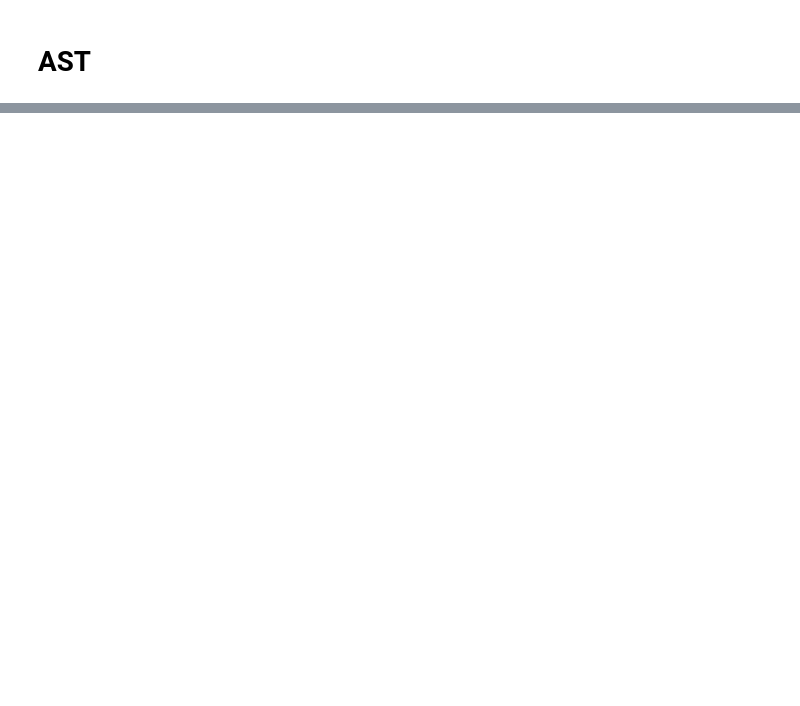
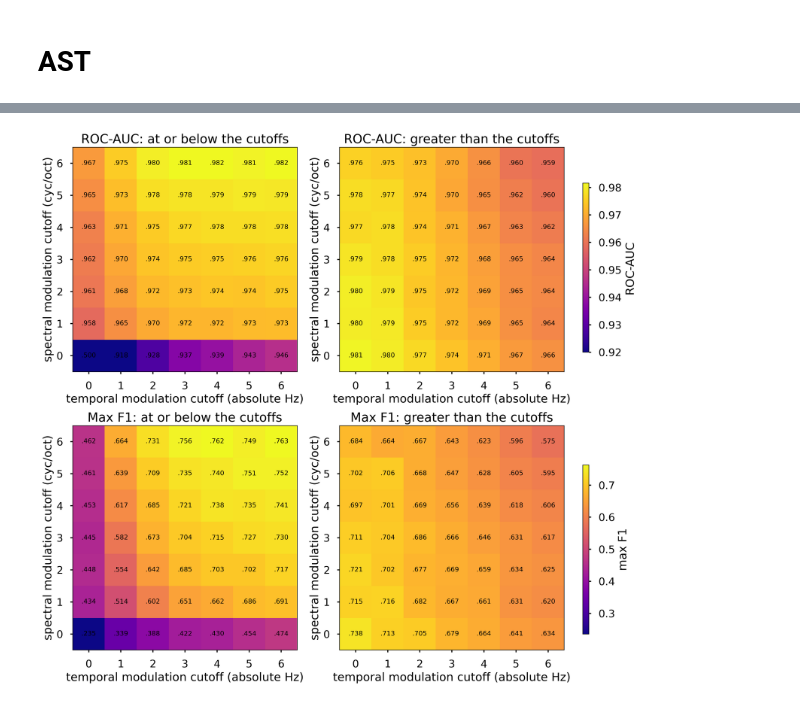
Before and after one commit to curlsloth/MusicSpeech-STM, a Jupyter notebook: STM12_evaluate_model.ipynb, the cells around one changed output, grey strips where cells are left out. Cells and saved outputs as stored; diff of their text form; code cells hidden in the pictures; blank space fills up the shorter version.

Commit message:
rerun the model evaluation with PCA. replace STM12 .py with a notebook

```diff
--- a/STM12_evaluate_model.ipynb
+++ b/STM12_evaluate_model.ipynb
@@ -537,0 +461,86 @@ df_AST_eval.to_csv("model/MLP_summary_AST_"+time_stamp+".csv", index=False)
+# %%
+df = pd.read_csv("model/MLP_STM_ablation_20250120.csv")
+table_low_ROCAUC = pd.pivot_table(df[df['highlow']=='low'], values='ROC-AUC', index=['xcutoff'],  columns=['ycutoff'])
+table_high_ROCAUC = pd.pivot_table(df[df['highlow']=='high'], values='ROC-AUC', index=['xcutoff'],  columns=['ycutoff'])
+table_low_F1 = pd.pivot_table(df[df['highlow']=='low'], values='max_macro_f1', index=['xcutoff'],  columns=['ycutoff'])
+table_high_F1 = pd.pivot_table(df[df['highlow']=='high'], values='max_macro_f1', index=['xcutoff'],  columns=['ycutoff'])
+
+
+def show_values(data, ax):
+    for (j, i), val in np.ndenumerate(data):
+        ax.text(i,j,f'{val:.3f}'[1:],ha='center',va='center')
+
+with plt.style.context('seaborn-v0_8-poster'):
+    plt.rcParams['figure.dpi'] = 300
+    plt.rcParams['savefig.dpi'] = 300
+
+    # Create a figure and a grid of subplots
+    fig, ax = plt.subplots(2, 2, figsize=(13, 12))
+
+    centers = [0,6,0,6]
+    dx, = np.diff(centers[:2])/(7-1)
+    dy, = -np.diff(centers[2:])/(7-1)
+    extent = [centers[0]-dx/2, centers[1]+dx/2, centers[2]+dy/2, centers[3]-dy/2]
+
+    # extent = [0, 6, 0, 6]
+    cmap='plasma'
+
+    # Plot ROC-AUC
+    # min_ROCAUC = np.min(pd.concat([table_high_ROCAUC, table_low_ROCAUC]))
+    min_ROCAUC = 0.92
+    max_ROCAUC = np.max(pd.concat([table_high_ROCAUC, table_low_ROCAUC]))
+    # norm_ROCAUC = mcolors.LogNorm(vmin=min_ROCAUC, vmax=max_ROCAUC, clip=True)
+
+    im0 = ax[0,0].imshow(table_high_ROCAUC, aspect='equal', origin='lower', extent=extent, cmap=cmap, interpolation=None, vmin=min_ROCAUC, vmax=max_ROCAUC)
+    # im0 = ax[0,0].imshow(table_high_ROCAUC, aspect='equal', origin='lower', extent=extent, cmap=cmap, interpolation=None, norm=norm_ROCAUC)
+    ax[0,0].set_title('ROC-AUC: at or below the cutoffs')
+    ax[0,0].set_xlabel('temporal modulation cutoff (absolute Hz)')
+    ax[0,0].set_ylabel('spectral modulation cutoff (cyc/oct)')
+    show_values(table_high_ROCAUC, ax[0,0])
+
+    im1 = ax[0,1].imshow(table_low_ROCAUC, aspect='equal', origin='lower', extent=extent, cmap=cmap, interpolation=None, vmin=min_ROCAUC, vmax=max_ROCAUC)
+    # im1 = ax[0,1].imshow(table_low_ROCAUC, aspect='equal', origin='lower', extent=extent, cmap=cmap, interpolation=None, norm=norm_ROCAUC)
+    ax[0,1].set_title('ROC-AUC: greater than the cutoffs')
+    ax[0,1].set_xlabel('temporal modulation cutoff (absolute Hz)')
+    # ax[0,1].set_yticks([])
+    ax[0,1].set_ylabel('spectral modulation cutoff (cyc/oct)')
+    show_values(table_low_ROCAUC, ax[0,1])
+
+    cbar_rocauc_ax = fig.add_axes([0.9, 0.6, 0.01, 0.3])
+    cbar_rocauc = plt.colorbar(im1, cax=cbar_rocauc_ax)
+    cbar_rocauc.set_label('ROC-AUC')
+
+
+
+    # Plot F1
+    min_f1 = np.min(pd.concat([table_high_F1, table_low_F1]))
+    max_f1 = np.max(pd.concat([table_high_F1, table_low_F1]))
+    norm_F1 = mcolors.LogNorm(vmin=min_f1, vmax=max_f1)
+
+    im2 = ax[1,0].imshow(table_high_F1, aspect='equal', origin='lower', extent=extent, cmap=cmap, interpolation=None, vmin=min_f1, vmax=max_f1)
+    # im2 = ax[1,0].imshow(table_high_F1, aspect='equal', origin='lower', extent=extent, cmap=cmap, interpolation=None, norm=norm_F1)
+    ax[1,0].set_title('Max F1: at or below the cutoffs')
+    ax[1,0].set_xlabel('temporal modulation cutoff (absolute Hz)')
+    ax[1,0].set_ylabel('spectral modulation cutoff (cyc/oct)')
+    show_values(table_high_F1, ax[1,0])
+
+    im3 = ax[1,1].imshow(table_low_F1, aspect='equal', origin='lower', extent=extent, cmap=cmap, interpolation=None, vmin=min_f1, vmax=max_f1)
+    # im3 = ax[1,1].imshow(table_low_F1, aspect='equal', origin='lower', extent=extent, cmap=cmap, interpolation=None, norm=norm_F1)
+    ax[1,1].set_title('Max F1: greater than the cutoffs')
+    ax[1,1].set_xlabel('temporal modulation cutoff (absolute Hz)')
+    # ax[1,1].set_yticks([])
+    ax[1,1].set_ylabel('spectral modulation cutoff (cyc/oct)')
+    show_values(table_low_F1, ax[1,1])
+
+    cbar_f1_ax = fig.add_axes([0.9, 0.1, 0.01, 0.3])
+    cbar_f1 = plt.colorbar(im2, cax=cbar_f1_ax)
+    cbar_f1.set_label('max F1')
+
+
+
+    # Adjust layout to make room for the colorbar
+    plt.tight_layout(rect=[0, 0, 0.9, 1])  # Adjust the rect parameter to fit the colorbar
+    plt.show()
+    fig.savefig('ablation_20250120.png')
+# %% [output]
+[figure, added]
```
Also changed, not shown: parts of 12 cells of this notebook, 2 other files.
